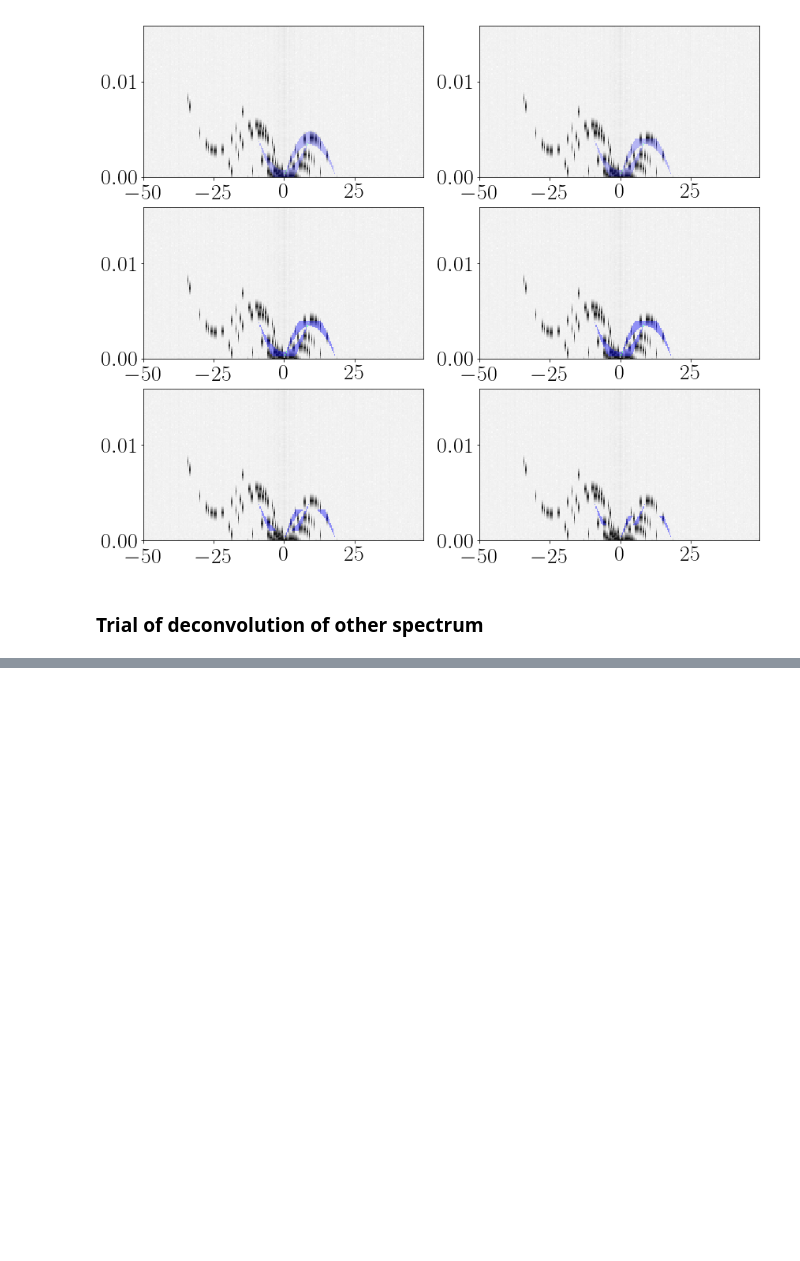
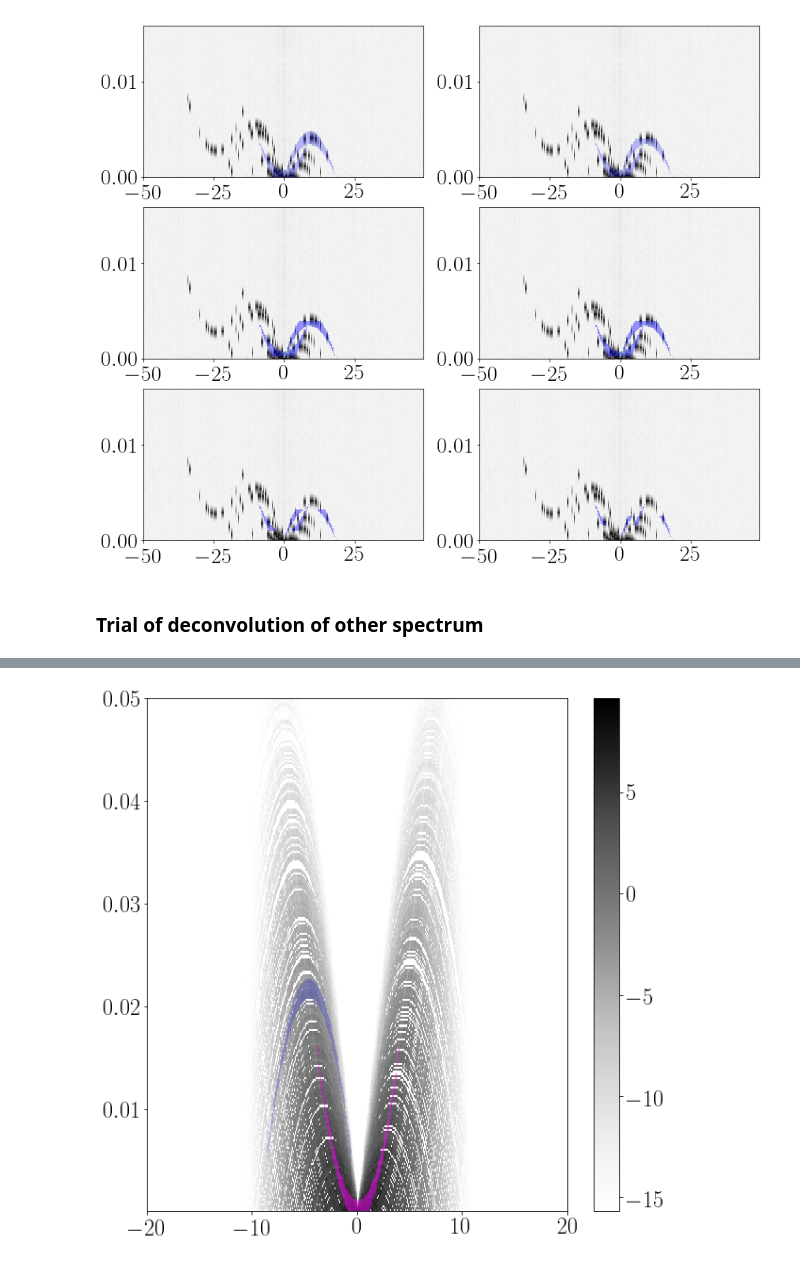
Before and after one commit to bdesy/b0834, a Jupyter notebook: notebooks/18_simulated_data.ipynb, the cells around one changed output, grey strips where cells are left out. Cells and saved outputs as stored; diff of their text form; code cells hidden in the pictures; blank space fills up the shorter version.

```diff
--- a/notebooks/18_simulated_data.ipynb
+++ b/notebooks/18_simulated_data.ipynb
@@ -685,0 +711,23 @@ plt.show()
+# %%
+SS=other_ss
+ftI=other_cs
+ftI_00ed = np.copy(other_cs)
+ftI_00ed[ftI_00ed.shape[0]/2, :] = 0
+ftI_00ed[:, ftI_00ed.shape[1]/2] = 0
+
+oarc = Arclet('other arclet', [-4.6, 0.0217, 0.002], hw=4., vw=0.002)
+# %%
+fig=plt.figure(figsize=(10, 10))
+plt.imshow(np.log10(np.absolute(other_ss)+np.finfo(float).eps)[512/2:, :],
+           origin='lower', aspect='auto', cmap='Greys',
+           extent=[odoppler[0], odoppler[-1], odelay[len(odelay)/2], odelay[-1]])
+plt.colorbar()
+plt.imshow(np.ma.masked_where(oarc.mask==0, oarc.mask)[512/2:, :],
+           origin='lower', aspect='auto', cmap='winter', alpha=0.2,
+           extent=[odoppler[0], odoppler[-1], odelay[len(odelay)/2], odelay[-1]])
+plt.imshow(np.ma.masked_where(oarc.mask_00==0, oarc.mask_00)[512/2:, :],
+           origin='lower', aspect='auto', cmap='spring', alpha=0.5,
+           extent=[odoppler[0], odoppler[-1], odelay[len(odelay)/2], odelay[-1]])
+plt.show()
+# %% [output]
+[figure, added]
```
Also changed, not shown: parts of 8 cells of this notebook.
